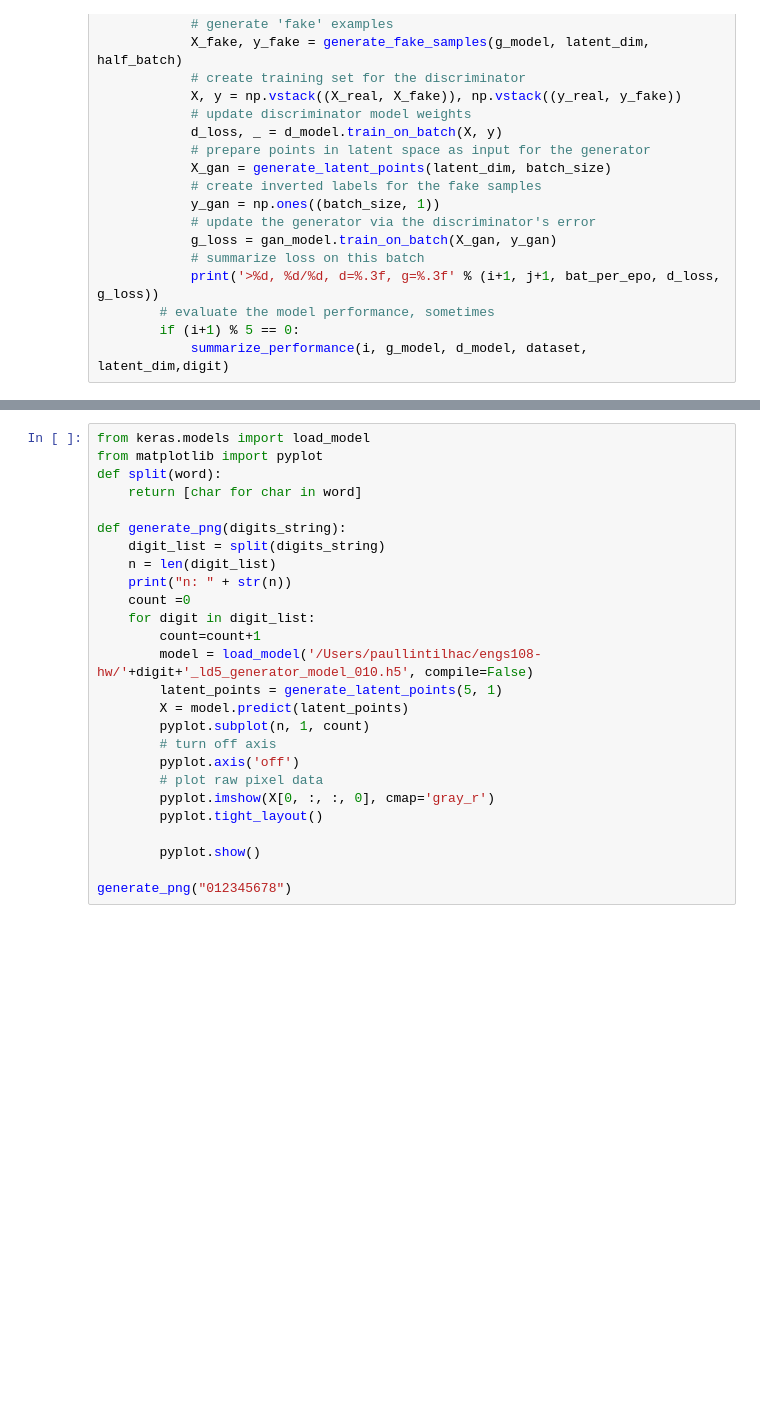
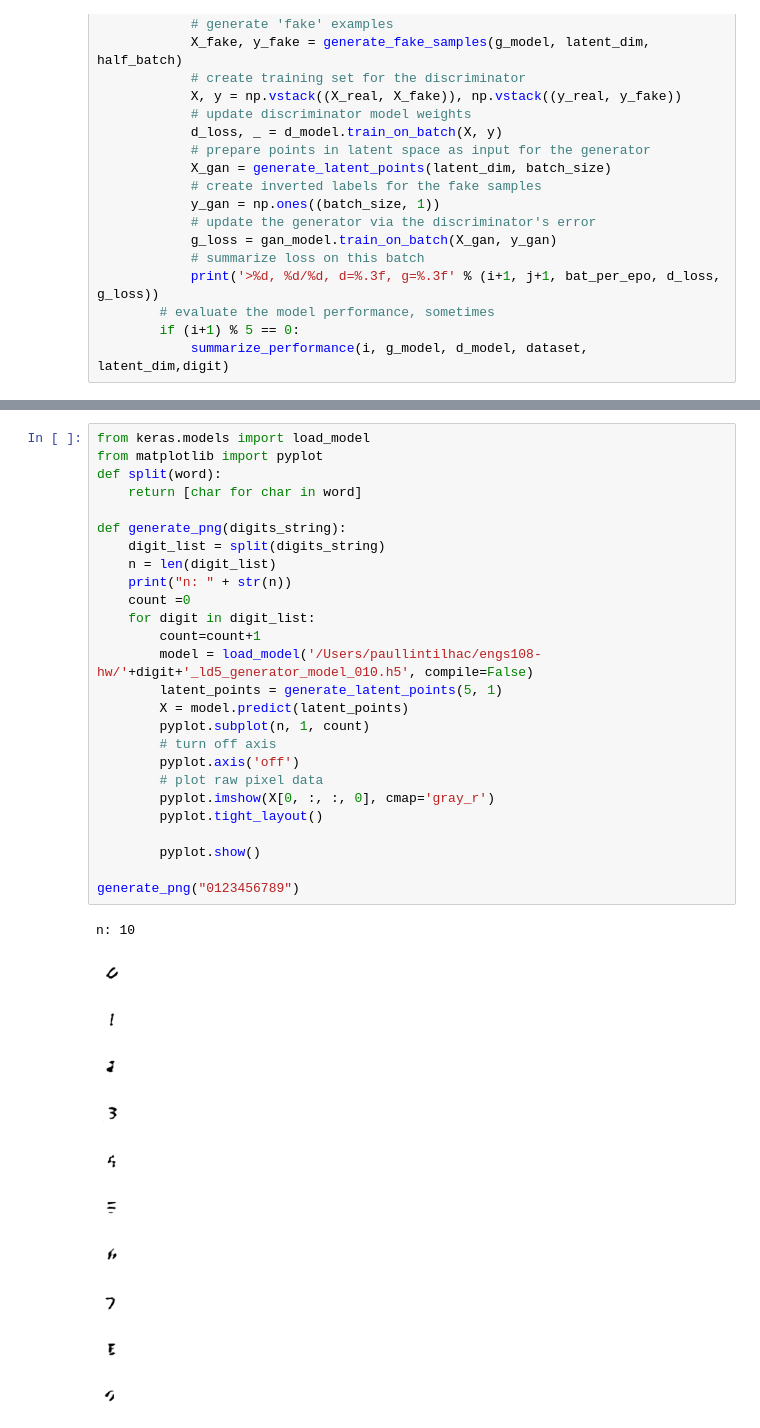
Before and after one commit to paullintilhac/engs108-hw, a Jupyter notebook: homework-7.ipynb, the cells around one changed output, grey strips where cells are left out. Cells and saved outputs as stored; diff of their text form; blank space fills up the shorter version.

```diff
--- a/homework-7.ipynb
+++ b/homework-7.ipynb
@@ -215,26 +215,38 @@ the code below uses the model that was trained on 10 epochs, using 5 latent dime
 # %%
 from keras.models import load_model
 from matplotlib import pyplot
 def split(word):
     return [char for char in word]
 
 def generate_png(digits_string):
     digit_list = split(digits_string)
     n = len(digit_list)
     print("n: " + str(n))
     count =0
     for digit in digit_list:
         count=count+1
         model = load_model('/Users/paullintilhac/engs108-hw/'+digit+'_ld5_generator_model_010.h5', compile=False)
         latent_points = generate_latent_points(5, 1)
         X = model.predict(latent_points)
         pyplot.subplot(n, 1, count)
         # turn off axis
         pyplot.axis('off')
         # plot raw pixel data
         pyplot.imshow(X[0, :, :, 0], cmap='gray_r')
         pyplot.tight_layout()
 
         pyplot.show()
 
-generate_png("012345678")
+generate_png("0123456789")
+# %% [output]
+n: 10
+[figure, added]
+[figure, added]
+[figure, added]
+[figure, added]
+[figure, added]
+[figure, added]
+[figure, added]
+[figure, added]
+[figure, added]
+[figure, added]
```
Also changed, not shown: parts of 3 cells of this notebook, 10 other files.
